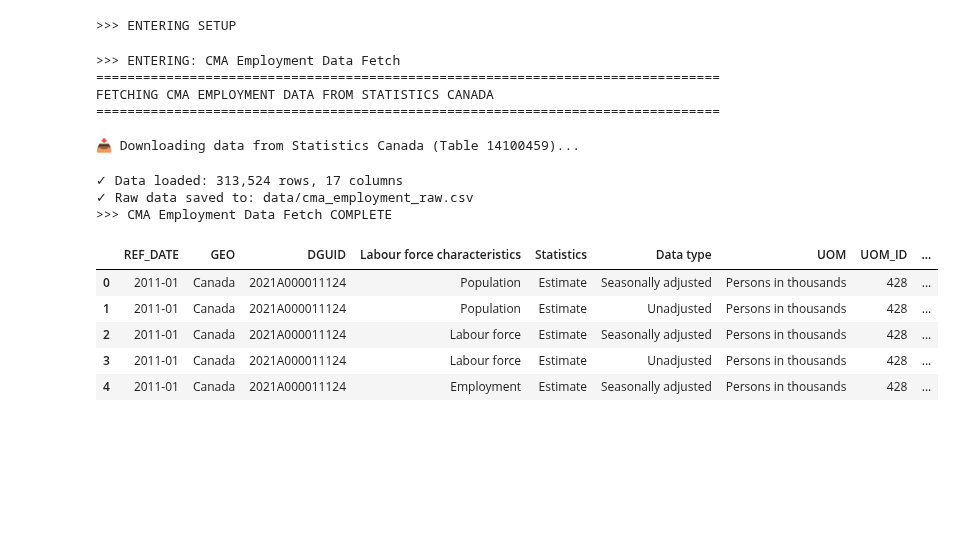
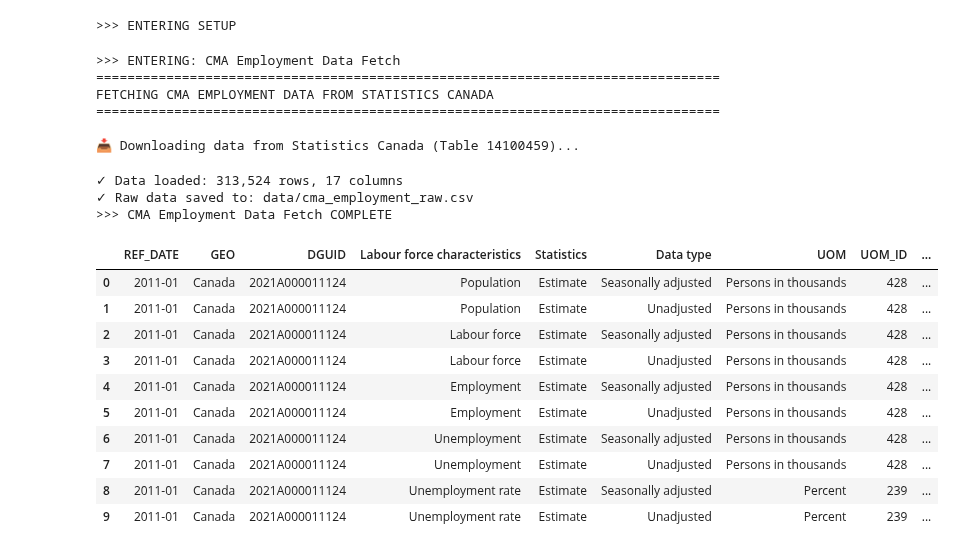
Before and after one commit to tonHS/Canada_City_Jobs_Ppn_Dashboard, a Jupyter notebook: Canadian_City_Stats_Hand_pulled.ipynb, the cells around one changed output. Cells and saved outputs as stored; diff of their text form; code cells hidden in the pictures; blank space fills up the shorter version.

```diff
--- a/Canadian_City_Stats_Hand_pulled.ipynb
+++ b/Canadian_City_Stats_Hand_pulled.ipynb
@@ -66,34 +66,39 @@ response.raise_for_status()
 with zipfile.ZipFile(BytesIO(response.content)) as zip_file:
     csv_files = [f for f in zip_file.namelist() if f.endswith('.csv')]
     csv_filename = csv_files[0]
     with zip_file.open(csv_filename) as csv_file:
         df_jobs = pd.read_csv(csv_file)
 
 print(f"✓ Data loaded: {len(df_jobs):,} rows, {len(df_jobs.columns)} columns")
 
 # Save raw data
 raw_data_path = data_dir / 'cma_employment_raw.csv'
 df_jobs.to_csv(raw_data_path, index=False)
 print(f"✓ Raw data saved to: {raw_data_path}")
 print(">>> CMA Employment Data Fetch COMPLETE")
 
-df_jobs.head()
+df_jobs.head(10)
 # %% [output]
 >>> ENTERING: CMA Employment Data Fetch
 ================================================================================
 FETCHING CMA EMPLOYMENT DATA FROM STATISTICS CANADA
 ================================================================================
 
 📥 Downloading data from Statistics Canada (Table 14100459)...
 ✓ Data loaded: 313,524 rows, 17 columns
 ✓ Raw data saved to: data/cma_employment_raw.csv
 >>> CMA Employment Data Fetch COMPLETE
 |  | REF_DATE | GEO | DGUID | Labour force characteristics | Statistics | Data type | UOM | UOM_ID | ... |
 | 0 | 2011-01 | Canada | 2021A000011124 | Population | Estimate | Seasonally adjusted | Persons in thousands | 428 | ... |
 | 1 | 2011-01 | Canada | 2021A000011124 | Population | Estimate | Unadjusted | Persons in thousands | 428 | ... |
 | 2 | 2011-01 | Canada | 2021A000011124 | Labour force | Estimate | Seasonally adjusted | Persons in thousands | 428 | ... |
 | 3 | 2011-01 | Canada | 2021A000011124 | Labour force | Estimate | Unadjusted | Persons in thousands | 428 | ... |
 | 4 | 2011-01 | Canada | 2021A000011124 | Employment | Estimate | Seasonally adjusted | Persons in thousands | 428 | ... |
+| 5 | 2011-01 | Canada | 2021A000011124 | Employment | Estimate | Unadjusted | Persons in thousands | 428 | ... |
+| 6 | 2011-01 | Canada | 2021A000011124 | Unemployment | Estimate | Seasonally adjusted | Persons in thousands | 428 | ... |
+| 7 | 2011-01 | Canada | 2021A000011124 | Unemployment | Estimate | Unadjusted | Persons in thousands | 428 | ... |
+| 8 | 2011-01 | Canada | 2021A000011124 | Unemployment rate | Estimate | Seasonally adjusted | Percent | 239 | ... |
+| 9 | 2011-01 | Canada | 2021A000011124 | Unemployment rate | Estimate | Unadjusted | Percent | 239 | ... |
 # %%
 # ============================================================================
 # FETCH: City Population Data
```
Also changed, not shown: parts of 3 cells of this notebook.
